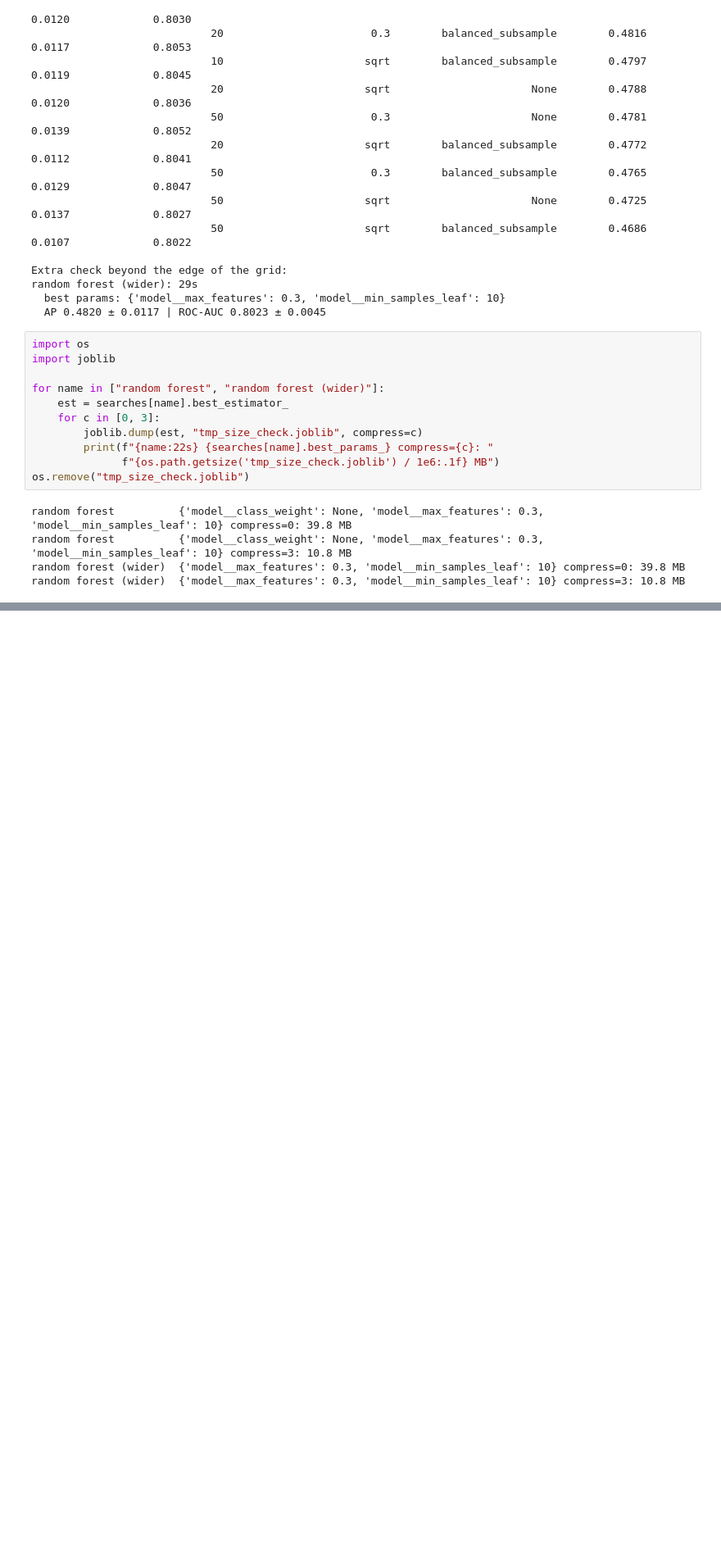
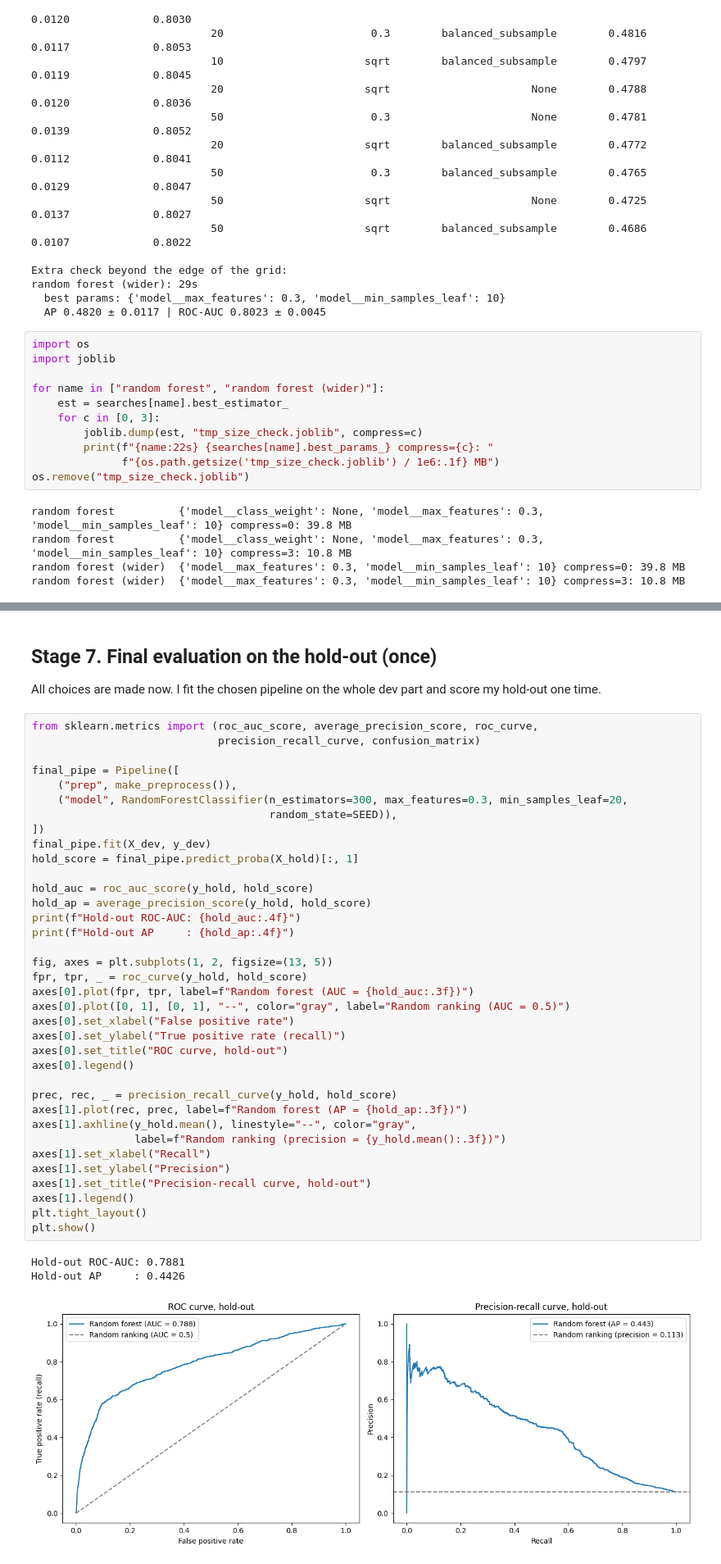
Before and after one commit to danieldiaz-smakov/smakov_ML_task_3, a Jupyter notebook: smakov_task3.ipynb, the cells around one changed output, grey strips where cells are left out. Shown at 82% size. Drawn from its saved outputs; the diff is of its cells as text; blank space fills up the shorter version.

Commit message:
Final evaluation on hold-out, 10% rule

```diff
--- a/smakov_task3.ipynb
+++ b/smakov_task3.ipynb
@@ -692,0 +699,44 @@ random forest (wider)  {'model__max_features': 0.3, 'model__min_samples_leaf': 1
+# %% [markdown]
+## Stage 7. Final evaluation on the hold-out (once)
+
+All choices are made now. I fit the chosen pipeline on the whole dev part and score my hold-out one time.
+# %%
+from sklearn.metrics import (roc_auc_score, average_precision_score, roc_curve,
+                             precision_recall_curve, confusion_matrix)
+
+final_pipe = Pipeline([
+    ("prep", make_preprocess()),
+    ("model", RandomForestClassifier(n_estimators=300, max_features=0.3, min_samples_leaf=20,
+                                     random_state=SEED)),
+])
+final_pipe.fit(X_dev, y_dev)
+hold_score = final_pipe.predict_proba(X_hold)[:, 1]
+
+hold_auc = roc_auc_score(y_hold, hold_score)
+hold_ap = average_precision_score(y_hold, hold_score)
+print(f"Hold-out ROC-AUC: {hold_auc:.4f}")
+print(f"Hold-out AP     : {hold_ap:.4f}")
+
+fig, axes = plt.subplots(1, 2, figsize=(13, 5))
+fpr, tpr, _ = roc_curve(y_hold, hold_score)
+axes[0].plot(fpr, tpr, label=f"Random forest (AUC = {hold_auc:.3f})")
+axes[0].plot([0, 1], [0, 1], "--", color="gray", label="Random ranking (AUC = 0.5)")
+axes[0].set_xlabel("False positive rate")
+axes[0].set_ylabel("True positive rate (recall)")
+axes[0].set_title("ROC curve, hold-out")
+axes[0].legend()
+
+prec, rec, _ = precision_recall_curve(y_hold, hold_score)
+axes[1].plot(rec, prec, label=f"Random forest (AP = {hold_ap:.3f})")
+axes[1].axhline(y_hold.mean(), linestyle="--", color="gray",
+                label=f"Random ranking (precision = {y_hold.mean():.3f})")
+axes[1].set_xlabel("Recall")
+axes[1].set_ylabel("Precision")
+axes[1].set_title("Precision-recall curve, hold-out")
+axes[1].legend()
+plt.tight_layout()
+plt.show()
+# %% [output]
+Hold-out ROC-AUC: 0.7881
+Hold-out AP     : 0.4426
+[figure, added]
```
Also changed, not shown: parts of 3 cells of this notebook.
